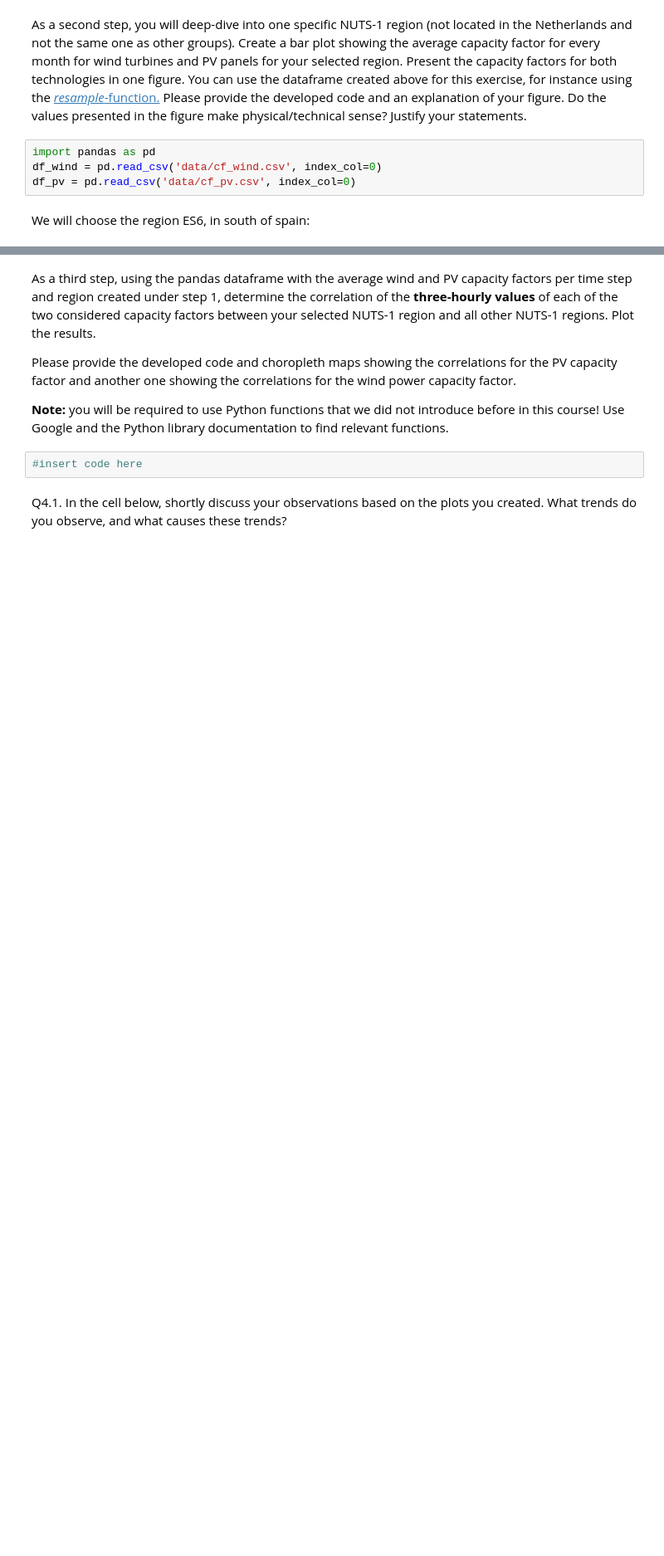
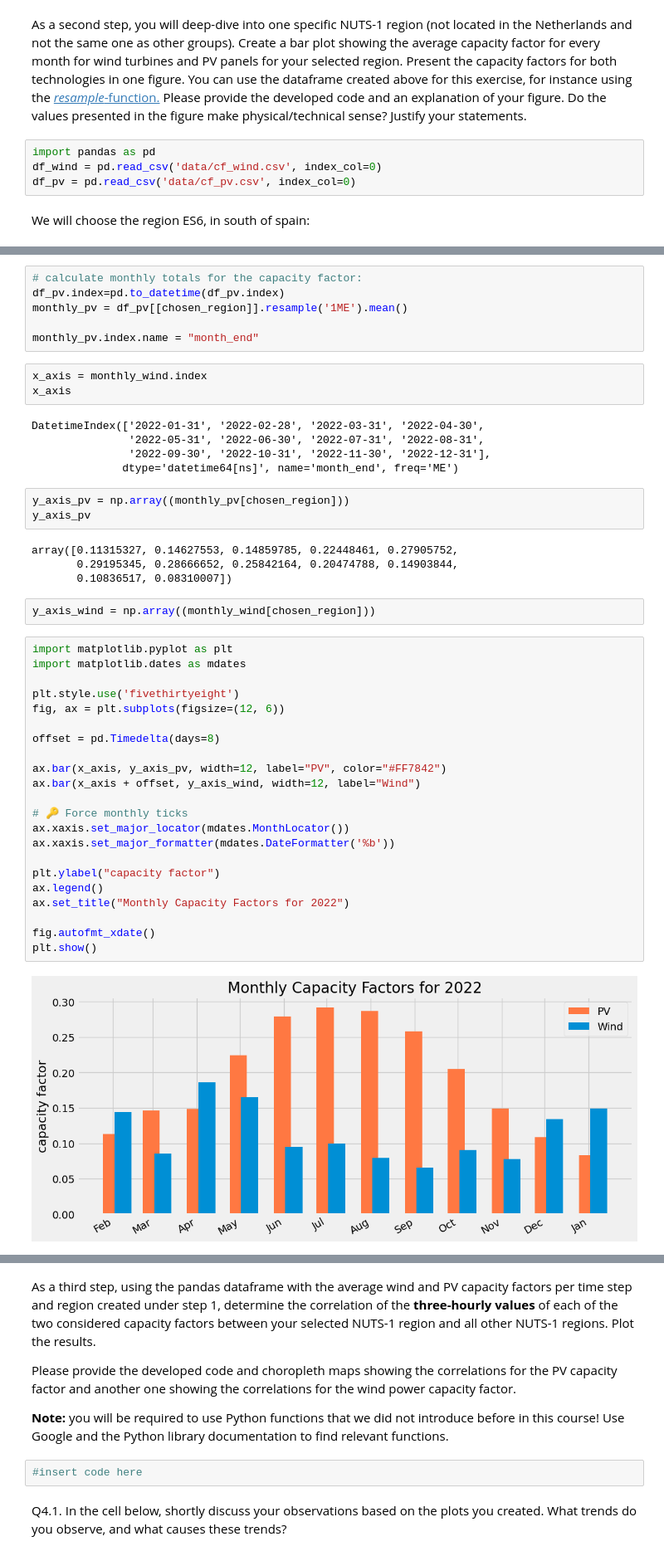
Before and after one commit to victorelgersma/dafs, a Jupyter notebook: final_assignment/AssignmentESMFinal.ipynb, the cells around one changed output, grey strips where cells are left out. Shown at 83% size. Saved outputs shown, nothing was run; the diff lists cells and outputs as text; blank space fills up the shorter version.

```diff
--- a/final_assignment/AssignmentESMFinal.ipynb
+++ b/final_assignment/AssignmentESMFinal.ipynb
@@ -860,0 +894,47 @@ df_wind.resample('1ME').sum()
+# %%
+# calculate monthly totals for the capacity factor:
+df_pv.index=pd.to_datetime(df_pv.index)
+monthly_pv = df_pv[[chosen_region]].resample('1ME').mean()
+
+monthly_pv.index.name = "month_end"
+# %%
+x_axis = monthly_wind.index
+x_axis
+# %% [output]
+DatetimeIndex(['2022-01-31', '2022-02-28', '2022-03-31', '2022-04-30',
+               '2022-05-31', '2022-06-30', '2022-07-31', '2022-08-31',
+               '2022-09-30', '2022-10-31', '2022-11-30', '2022-12-31'],
+              dtype='datetime64[ns]', name='month_end', freq='ME')
+# %%
+y_axis_pv = np.array((monthly_pv[chosen_region]))
+y_axis_pv
+# %% [output]
+array([0.11315327, 0.14627553, 0.14859785, 0.22448461, 0.27905752,
+       0.29195345, 0.28666652, 0.25842164, 0.20474788, 0.14903844,
+       0.10836517, 0.08310007])
+# %%
+y_axis_wind = np.array((monthly_wind[chosen_region]))
+# %%
+import matplotlib.pyplot as plt
+import matplotlib.dates as mdates
+
+plt.style.use('fivethirtyeight')
+fig, ax = plt.subplots(figsize=(12, 6))
+
+offset = pd.Timedelta(days=8)
+
+ax.bar(x_axis, y_axis_pv, width=12, label="PV", color="#FF7842")
+ax.bar(x_axis + offset, y_axis_wind, width=12, label="Wind")
+
+# 🔑 Force monthly ticks
+ax.xaxis.set_major_locator(mdates.MonthLocator())
+ax.xaxis.set_major_formatter(mdates.DateFormatter('%b'))
+
+plt.ylabel("capacity factor")
+ax.legend()
+ax.set_title("Monthly Capacity Factors for 2022")
+
+fig.autofmt_xdate()
+plt.show()
+# %% [output]
+[figure, added]
```
Also changed, not shown: parts of 30 cells of this notebook, 3 other files.
